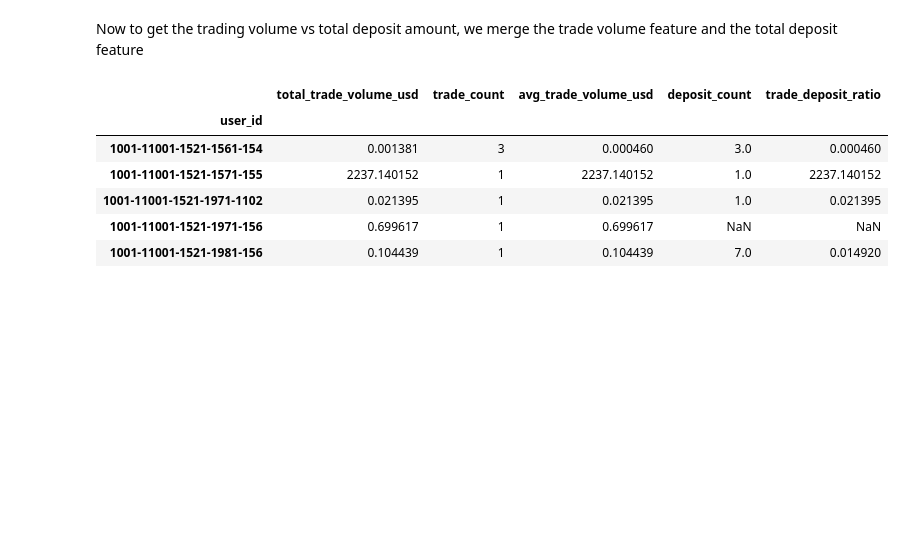
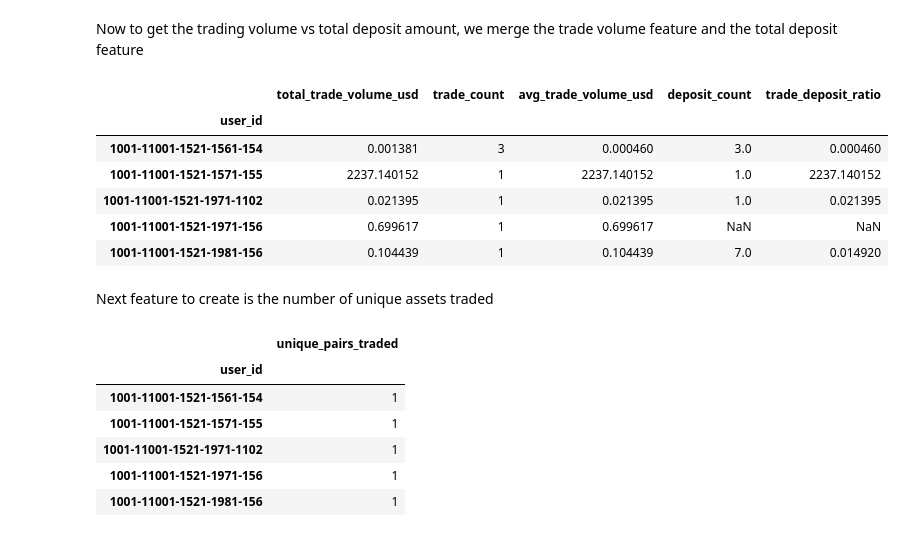
Before and after one commit to olaoluwaoyebola/NUPAT-AI-Assessment, a Jupyter notebook: Nupat_Assessment.ipynb, the cells around one changed output. Cells and saved outputs as stored; diff of their text form; code cells hidden in the pictures; blank space fills up the shorter version.

```diff
--- a/Nupat_Assessment.ipynb
+++ b/Nupat_Assessment.ipynb
@@ -496,3 +496,21 @@ trade_deposit_feat.head()
 | 1001-11001-1521-1971-1102 | 0.021395 | 1 | 0.021395 | 1.0 | 0.021395 |
 | 1001-11001-1521-1971-156 | 0.699617 | 1 | 0.699617 | NaN | NaN |
 | 1001-11001-1521-1981-156 | 0.104439 | 1 | 0.104439 | 7.0 | 0.014920 |
+# %% [markdown]
+Next feature to create is the number of unique assets traded
+# %%
+# unique assets feature
+
+unique_assets_traded = (
+    trade_df.groupby("user_id")["pair"].nunique().to_frame("unique_pairs_traded")
+)
+
+unique_assets_traded.head()
+# %% [output]
+|  | unique_pairs_traded |
+| user_id |  |
+| 1001-11001-1521-1561-154 | 1 |
+| 1001-11001-1521-1571-155 | 1 |
+| 1001-11001-1521-1971-1102 | 1 |
+| 1001-11001-1521-1971-156 | 1 |
+| 1001-11001-1521-1981-156 | 1 |
```
Also changed, not shown: parts of 2 cells of this notebook.
